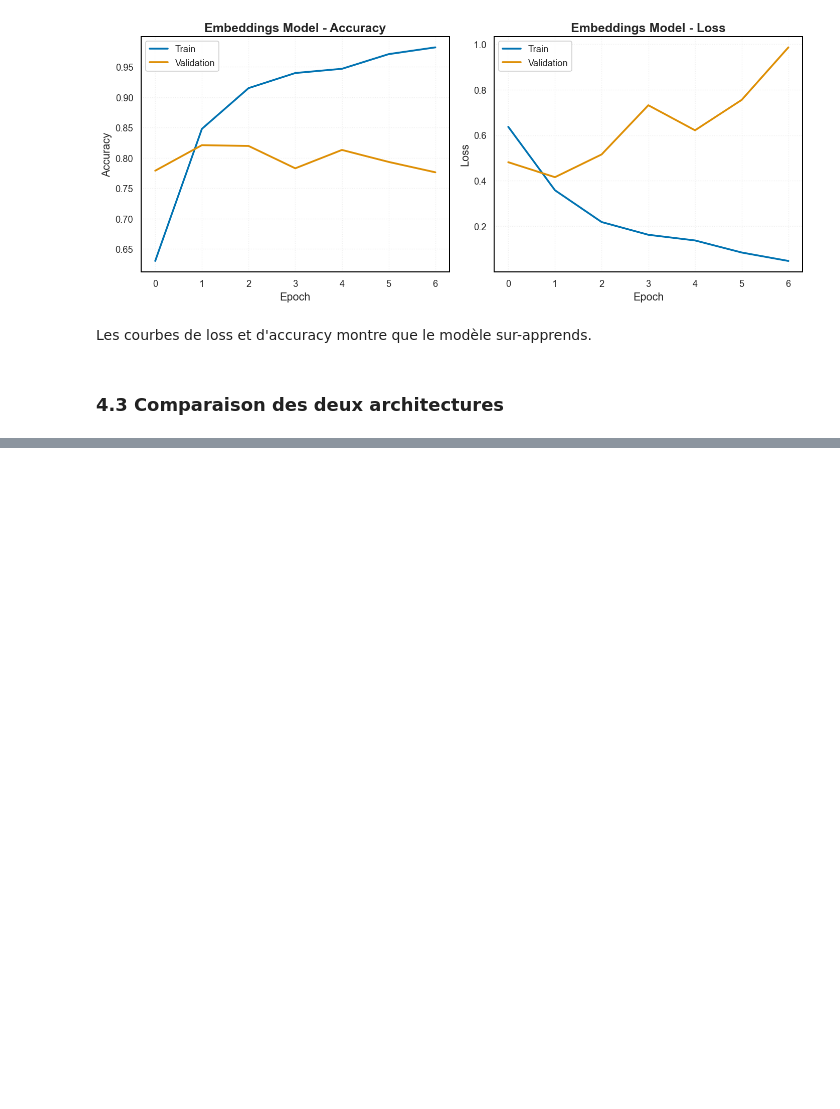
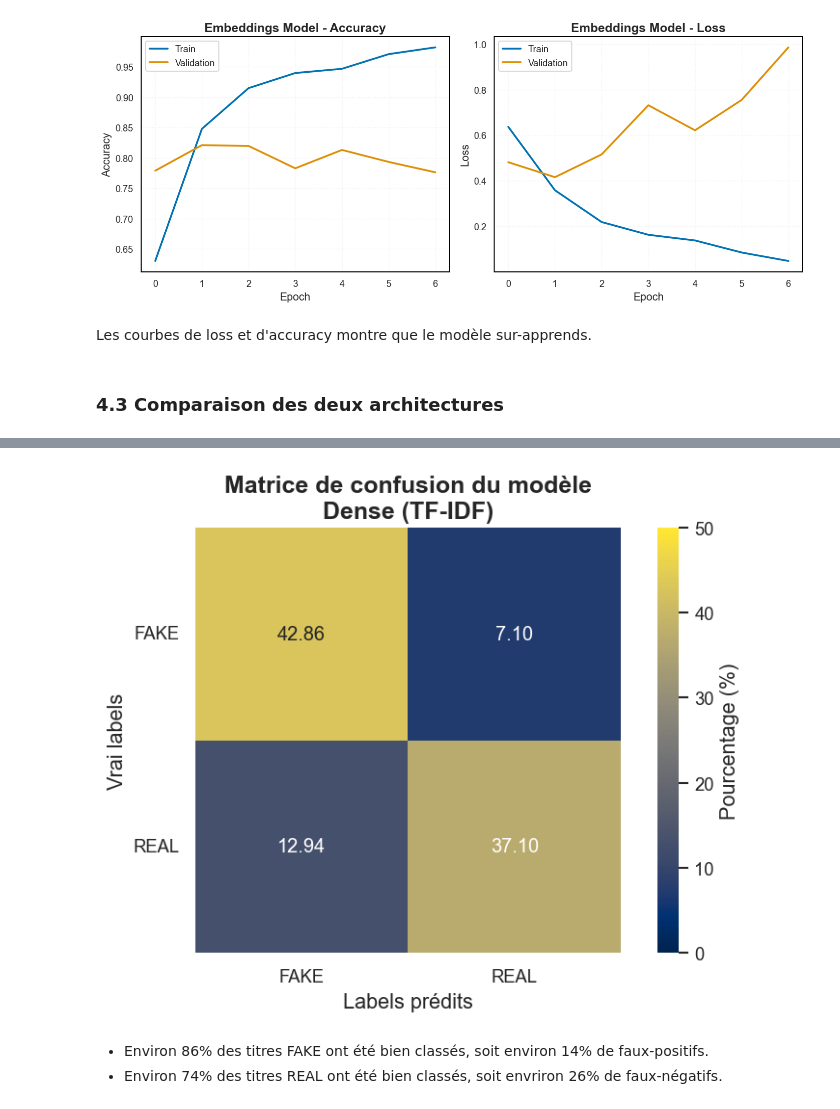
Before and after one commit to DamienDESSAUX-M2i/DESSAUX_Damien_ECF4, a Jupyter notebook: notebook/ecf_fake_news.ipynb, the cells around one changed output, grey strips where cells are left out. Drawn from its saved outputs; the diff is of its cells as text; code cells hidden in the pictures; blank space fills up the shorter version.

Commit message:
(feat: ecf_fake_news.ipynb): Part5.1

```diff
--- a/notebook/ecf_fake_news.ipynb
+++ b/notebook/ecf_fake_news.ipynb
@@ -698,7 +714,8 @@ tfidf = TfidfVectorizer(
     sublinear_tf=True,
 )
 
-texts_train_vectorized = tfidf.fit_transform(texts_train, labels_train)
+texts_train_vectorized = tfidf.fit_transform(texts_train_cleaned, labels_train)
+texts_test_vectorized = tfidf.transform(texts_test_cleaned)
 
 print(f"Vocabulaire : {len(tfidf.get_feature_names_out())} mots uniques")
 # %% [output]
@@ -787,7 +767,7 @@ labels_test_raw_encoded = label_encoder.transform(labels_test_raw)
 
 ### 4.1 Modèle baseline — réseau dense sur TF-IDF
 # %%
-def create_model_baseline() -> keras.Sequential:
+def create_model_dense() -> keras.Sequential:
     model = keras.Sequential(
         [
             layers.Input(shape=(MAX_FEATURES,), name="input"),
@@ -796,7 +776,8 @@ def create_model_baseline() -> keras.Sequential:
             layers.Dense(128, activation="relu", name="hidden2"),
             layers.Dropout(0.3, name="dropout2"),
             layers.Dense(1, activation="sigmoid", name="output"),
-        ]
+        ],
+        name="dense",
     )
 
     model.compile(
@@ -808,6 +789,6 @@ def create_model_baseline() -> keras.Sequential:
     return model
 
 
-model_baseline = create_model_baseline()
-model_baseline.summary()
+model_dense = create_model_dense()
+model_dense.summary()
 # %% [output]
@@ -859,8 +839,8 @@ def create_model_checkpoint(filepath: Path):
     )
 
 
-start_model_baseline = time.time()
-history_model_baseline = model_baseline.fit(
+start_fit_model_dense = time.time()
+history_model_dense = model_dense.fit(
     texts_train_vectorized,
     labels_train_encoded,
     batch_size=64,
@@ -869,10 +849,10 @@ history_model_baseline = model_baseline.fit(
     callbacks=[
         create_reduce_lr_on_plateau(),
         create_early_stopping(),
-        create_model_checkpoint(MODEL_BASELINE_FILE),
+        create_model_checkpoint(MODEL_DENSE_FILE),
     ],
     verbose=1,
 )
-end_model_baseline = time.time()
+end_fit_model_dense = time.time()
 # %% [output]
 Epoch 1/30
@@ -1019,0 +1129,33 @@ Les courbes de loss et d'accuracy montre que le modèle sur-apprends.
+# %%
+labels_names = ["FAKE", "REAL"]
+
+predict_dense = predict_with_timing(model_dense, texts_test_vectorized, labels_test)
+labels_pred_dense = predict_dense["y_pred"]
+labels_proba_dense = predict_dense["y_proba"]
+
+cm = confusion_matrix(labels_test, labels_pred_dense)
+cm_percent = cm / cm.sum().sum() * 100
+
+plt.figure(figsize=(7, 5))
+
+sns.heatmap(
+    cm_percent,
+    annot=True,
+    fmt=".2f",
+    cmap="cividis",
+    square=True,
+    vmin=0,
+    vmax=50,
+    cbar_kws={"label": "Pourcentage (%)"},
+)
+
+plt.xlabel("Labels prédits")
+plt.xticks(np.arange(0.5, 2.5, 1), labels_names, rotation=0)
+plt.ylabel("Vrai labels")
+plt.yticks(np.arange(0.5, 2.5, 1), labels_names, rotation=0)
+plt.title("Matrice de confusion du modèle\nDense (TF-IDF)")
+
+plt.tight_layout()
+plt.savefig((FIGURE_DIR / "07_confusion_matrix_model_dense").as_posix())
+plt.show()
+# %% [output]
@@ -1019,0 +1163,4 @@ Les courbes de loss et d'accuracy montre que le modèle sur-apprends.
+[figure, added]
+# %% [markdown]
+* Environ 86% des titres FAKE ont été bien classés, soit environ 14% de faux-positifs.
+* Environ 74% des titres REAL ont été bien classés, soit envriron 26% de faux-négatifs.
```
Also changed, not shown: parts of 26 cells of this notebook, 11 other files.
